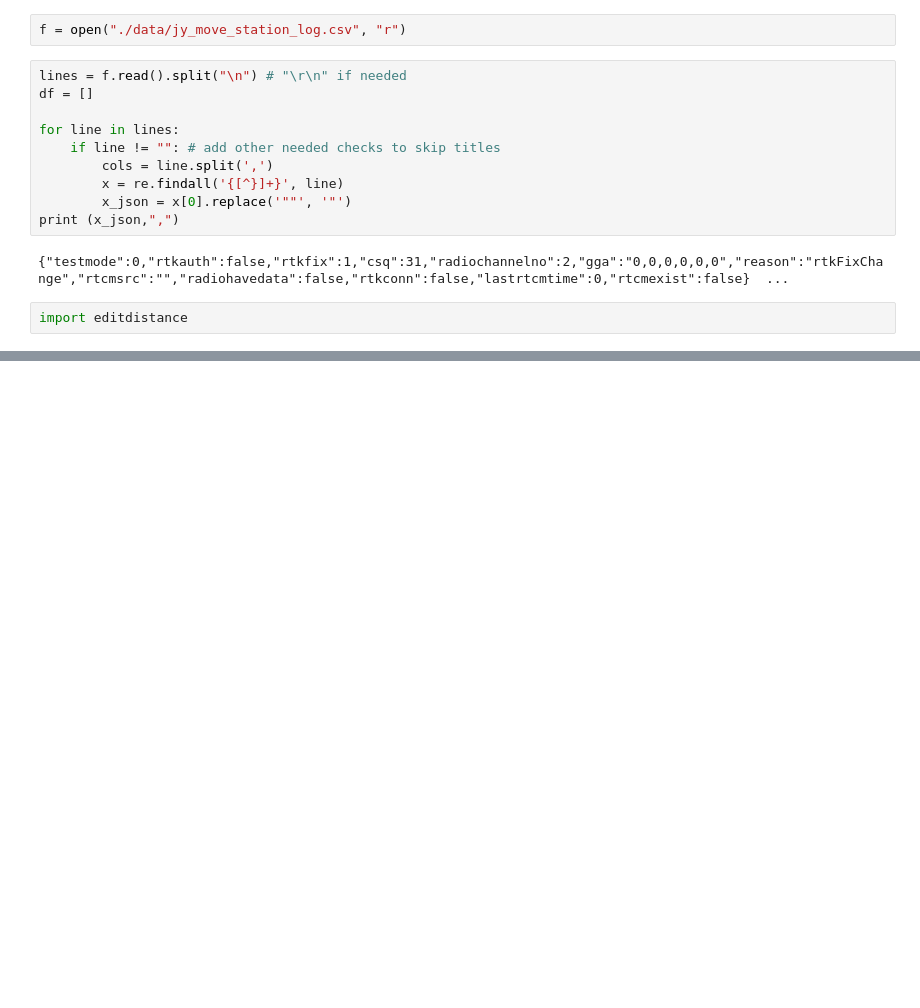
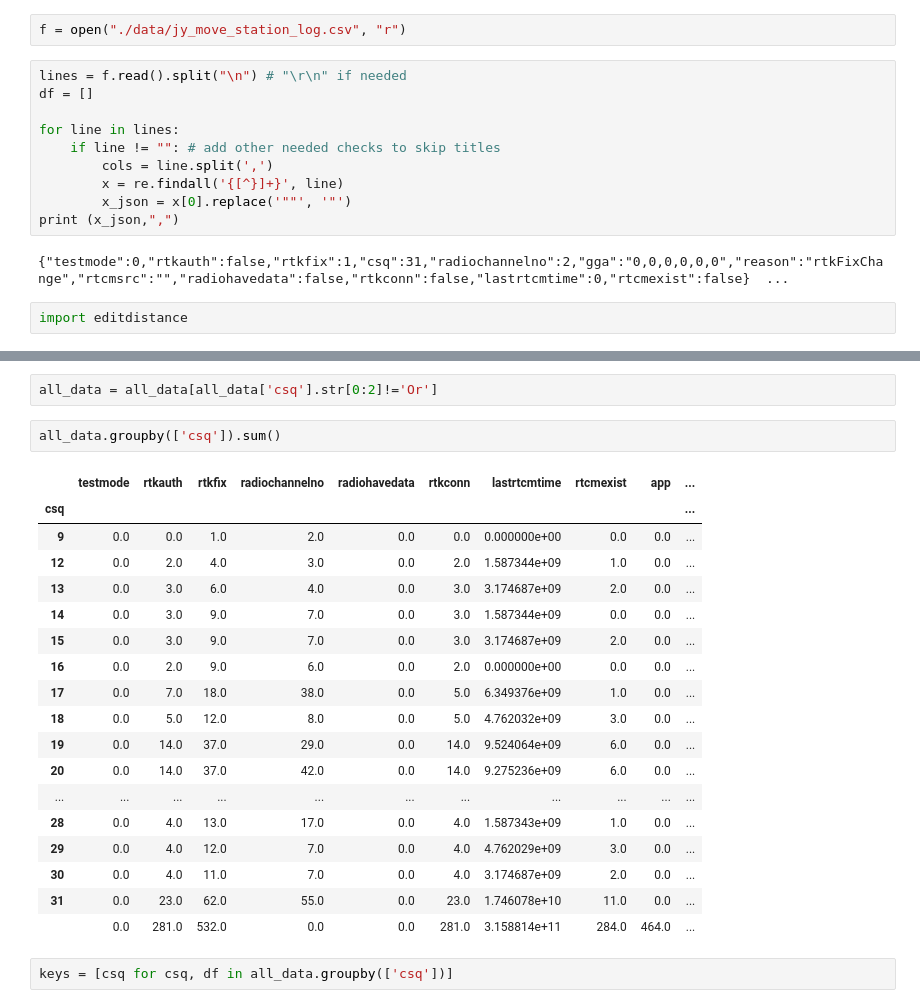
Before and after one commit to GTrunSec/Jupyter-data-science-environment, a Jupyter notebook: rtk.ipynb, the cells around one changed output, grey strips where cells are left out. Saved outputs shown, nothing was run; the diff lists cells and outputs as text; blank space fills up the shorter version.

```diff
--- a/rtk.ipynb
+++ b/rtk.ipynb
@@ -25,0 +80,25 @@ import editdistance
+# %%
+all_data = all_data[all_data['csq'].str[0:2]!='Or']
+# %%
+all_data.groupby(['csq']).sum()
+# %% [output]
+|  | testmode | rtkauth | rtkfix | radiochannelno | radiohavedata | rtkconn | lastrtcmtime | rtcmexist | app | ... |
+| csq |  |  |  |  |  |  |  |  |  | ... |
+| 9 | 0.0 | 0.0 | 1.0 | 2.0 | 0.0 | 0.0 | 0.000000e+00 | 0.0 | 0.0 | ... |
+| 12 | 0.0 | 2.0 | 4.0 | 3.0 | 0.0 | 2.0 | 1.587344e+09 | 1.0 | 0.0 | ... |
+| 13 | 0.0 | 3.0 | 6.0 | 4.0 | 0.0 | 3.0 | 3.174687e+09 | 2.0 | 0.0 | ... |
+| 14 | 0.0 | 3.0 | 9.0 | 7.0 | 0.0 | 3.0 | 1.587344e+09 | 0.0 | 0.0 | ... |
+| 15 | 0.0 | 3.0 | 9.0 | 7.0 | 0.0 | 3.0 | 3.174687e+09 | 2.0 | 0.0 | ... |
+| 16 | 0.0 | 2.0 | 9.0 | 6.0 | 0.0 | 2.0 | 0.000000e+00 | 0.0 | 0.0 | ... |
+| 17 | 0.0 | 7.0 | 18.0 | 38.0 | 0.0 | 5.0 | 6.349376e+09 | 1.0 | 0.0 | ... |
+| 18 | 0.0 | 5.0 | 12.0 | 8.0 | 0.0 | 5.0 | 4.762032e+09 | 3.0 | 0.0 | ... |
+| 19 | 0.0 | 14.0 | 37.0 | 29.0 | 0.0 | 14.0 | 9.524064e+09 | 6.0 | 0.0 | ... |
+| 20 | 0.0 | 14.0 | 37.0 | 42.0 | 0.0 | 14.0 | 9.275236e+09 | 6.0 | 0.0 | ... |
+| ... | ... | ... | ... | ... | ... | ... | ... | ... | ... | ... |
+| 28 | 0.0 | 4.0 | 13.0 | 17.0 | 0.0 | 4.0 | 1.587343e+09 | 1.0 | 0.0 | ... |
+| 29 | 0.0 | 4.0 | 12.0 | 7.0 | 0.0 | 4.0 | 4.762029e+09 | 3.0 | 0.0 | ... |
+| 30 | 0.0 | 4.0 | 11.0 | 7.0 | 0.0 | 4.0 | 3.174687e+09 | 2.0 | 0.0 | ... |
+| 31 | 0.0 | 23.0 | 62.0 | 55.0 | 0.0 | 23.0 | 1.746078e+10 | 11.0 | 0.0 | ... |
+|  | 0.0 | 281.0 | 532.0 | 0.0 | 0.0 | 281.0 | 3.158814e+11 | 284.0 | 464.0 | ... |
+# %%
+keys = [csq for csq, df in all_data.groupby(['csq'])]
```
Also changed, not shown: parts of 11 cells of this notebook, 1 other file.
